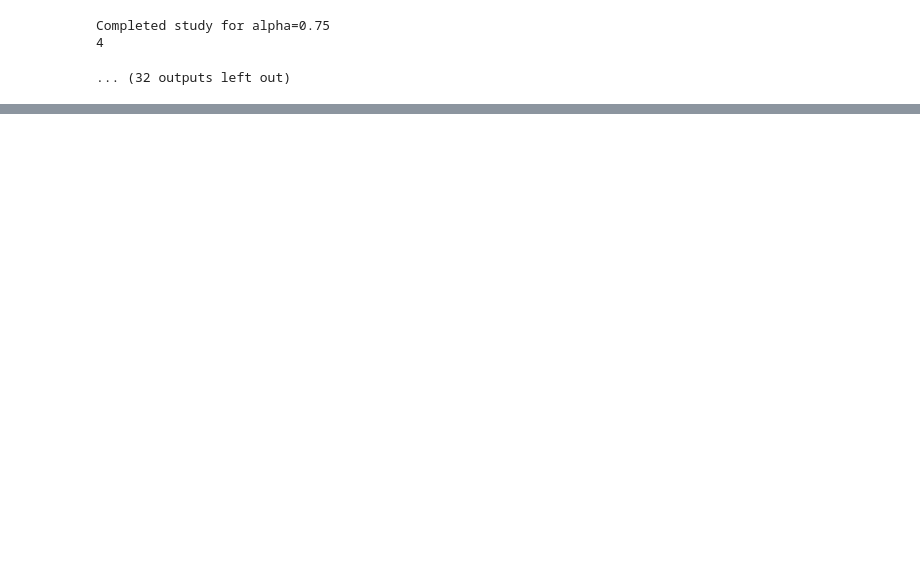
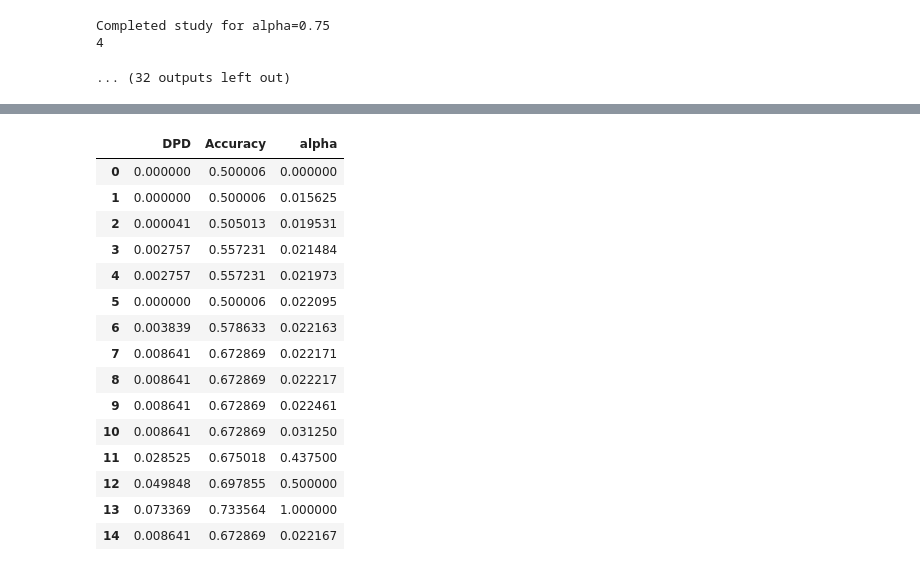
Before and after one commit to AyushCodez/German_Credit_Multi_Objective, a Jupyter notebook: optuna_modification.ipynb, the cells around one changed output, grey strips where cells are left out. Saved outputs shown, nothing was run; the diff lists cells and outputs as text; code cells hidden in the pictures; blank space fills up the shorter version.

```diff
--- a/optuna_modification.ipynb
+++ b/optuna_modification.ipynb
@@ -294,7 +249,7 @@ study.optimize(objective, n_trials=trials_per_alpha)
 print(f"Completed study for alpha=0")
 max_val = 0
 for trial in study.best_trials:
-    val = test_loss(alpha,trial.values[1],trial.values[0])
+    val = test_loss(0,trial.values[1],trial.values[0])
     if val > max_val:
         max_val = val
         best_trial = trial
@@ -310,7 +265,7 @@ study.optimize(objective, n_trials=trials_per_alpha)
 print(f"Completed study for alpha=1")
 max_val = 0
 for trial in study.best_trials:
-    val = test_loss(alpha,trial.values[1],trial.values[0])
+    val = test_loss(1,trial.values[1],trial.values[0])
     if val > max_val:
         max_val = val
         best_trial = trial
@@ -514,0 +658,19 @@ fig.show()
+# %%
+plot_df
+# %% [output]
+|  | DPD | Accuracy | alpha |
+| 0 | 0.000000 | 0.500006 | 0.000000 |
+| 1 | 0.000000 | 0.500006 | 0.015625 |
+| 2 | 0.000041 | 0.505013 | 0.019531 |
+| 3 | 0.002757 | 0.557231 | 0.021484 |
+| 4 | 0.002757 | 0.557231 | 0.021973 |
+| 5 | 0.000000 | 0.500006 | 0.022095 |
+| 6 | 0.003839 | 0.578633 | 0.022163 |
+| 7 | 0.008641 | 0.672869 | 0.022171 |
+| 8 | 0.008641 | 0.672869 | 0.022217 |
+| 9 | 0.008641 | 0.672869 | 0.022461 |
+| 10 | 0.008641 | 0.672869 | 0.031250 |
+| 11 | 0.028525 | 0.675018 | 0.437500 |
+| 12 | 0.049848 | 0.697855 | 0.500000 |
+| 13 | 0.073369 | 0.733564 | 1.000000 |
+| 14 | 0.008641 | 0.672869 | 0.022167 |
```
Also changed, not shown: parts of 3 cells of this notebook.
